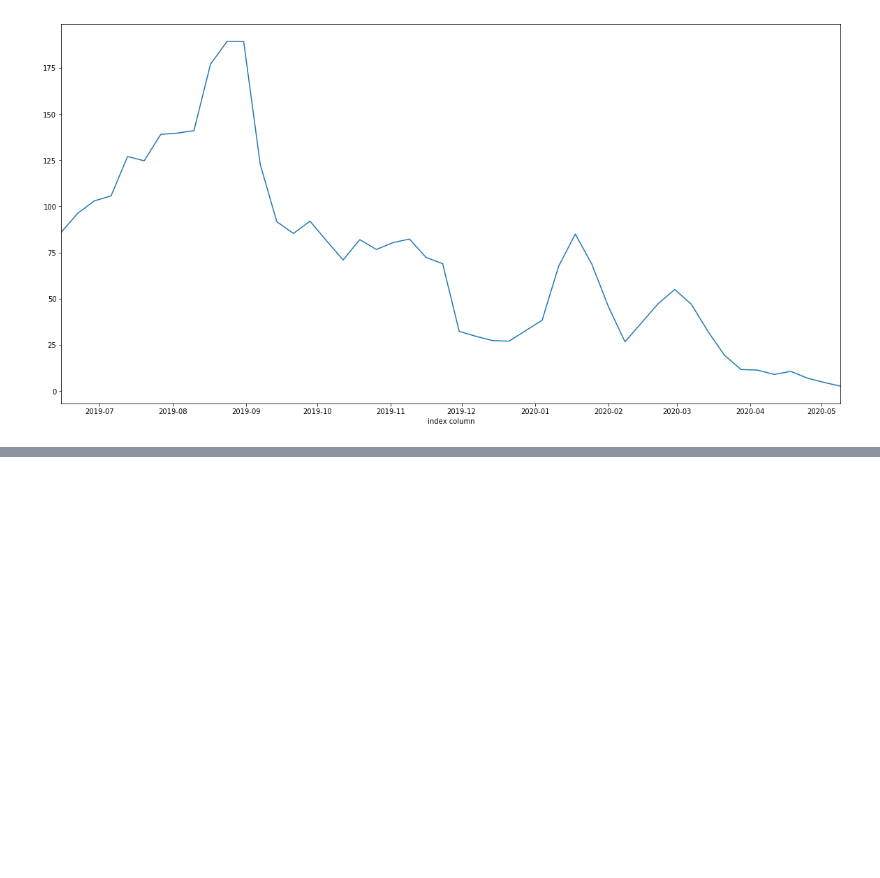
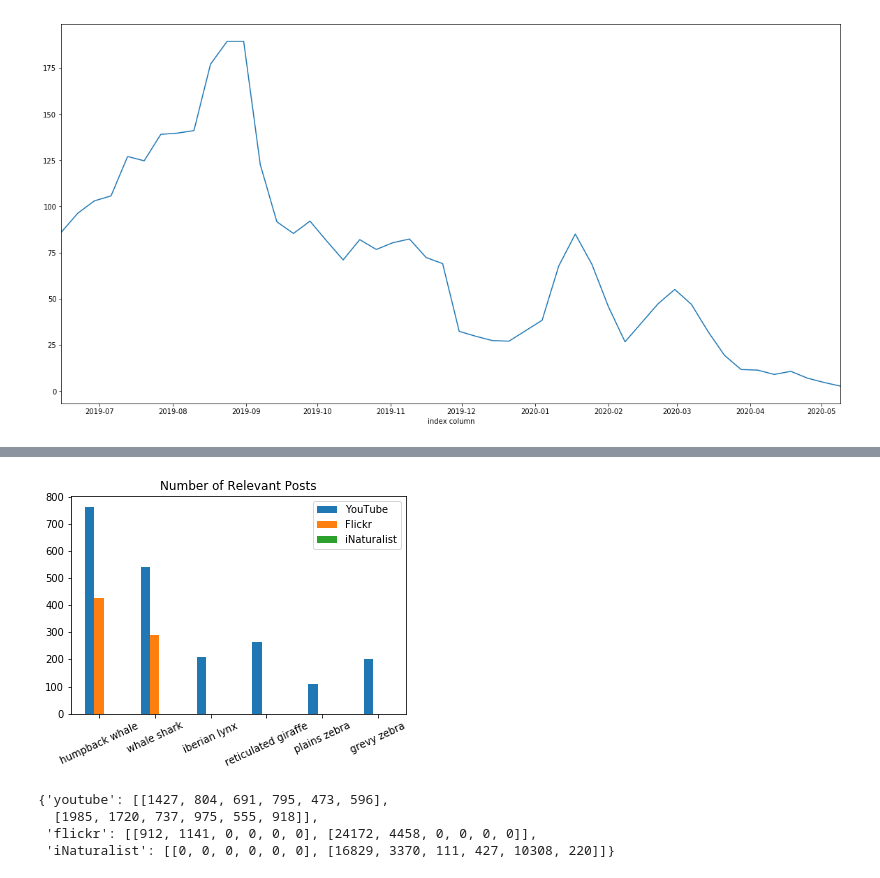
Before and after one commit to CompBioUIC/WildbookSocial, a Jupyter notebook: playground/PerSpeciesAllPlatforms.ipynb, the cells around one changed output, grey strips where cells are left out. Cells and saved outputs as stored; diff of their text form; code cells hidden in the pictures; blank space fills up the shorter version.

```diff
--- a/playground/PerSpeciesAllPlatforms.ipynb
+++ b/playground/PerSpeciesAllPlatforms.ipynb
@@ -197,0 +254,5 @@ Name: moving averages, dtype: float64
+# %%
+volume_all_relevant = {}
+for name, data in volume_all.items():
+    volume_all_relevant[name] = [data['Species'].values.tolist()] + [data['Num_Relevant_Docs'].values.tolist()]
+volume_all_relevant
@@ -197,0 +277,8 @@ Name: moving averages, dtype: float64
+# %%
+index = volume_all_relevant['flickr'][0]
+df = pd.DataFrame({'YouTube': volume_all_relevant['youtube'][1],
+                   'Flickr': volume_all_relevant['flickr'][1],
+                   'iNaturalist': volume_all_relevant['iNaturalist'][1]}, index=index)
+ax = df.plot.bar(title="Number of Relevant Posts", rot=25)
+# %% [output]
+[figure, added]
@@ -197,0 +302,10 @@ Name: moving averages, dtype: float64
+# %%
+databases = {"youtube": yt_db, "flickr": fr_db, "iNaturalist": inat_db}
+
+volume_filtered_all = build_volume_filtered_df_all(databases)
+volume_filtered_all
+# %% [output]
+{'youtube': [[1427, 804, 691, 795, 473, 596],
+  [1985, 1720, 737, 975, 555, 918]],
+ 'flickr': [[912, 1141, 0, 0, 0, 0], [24172, 4458, 0, 0, 0, 0]],
+ 'iNaturalist': [[0, 0, 0, 0, 0, 0], [16829, 3370, 111, 427, 10308, 220]]}
```
Also changed, not shown: parts of 13 cells of this notebook, 2 other files.
